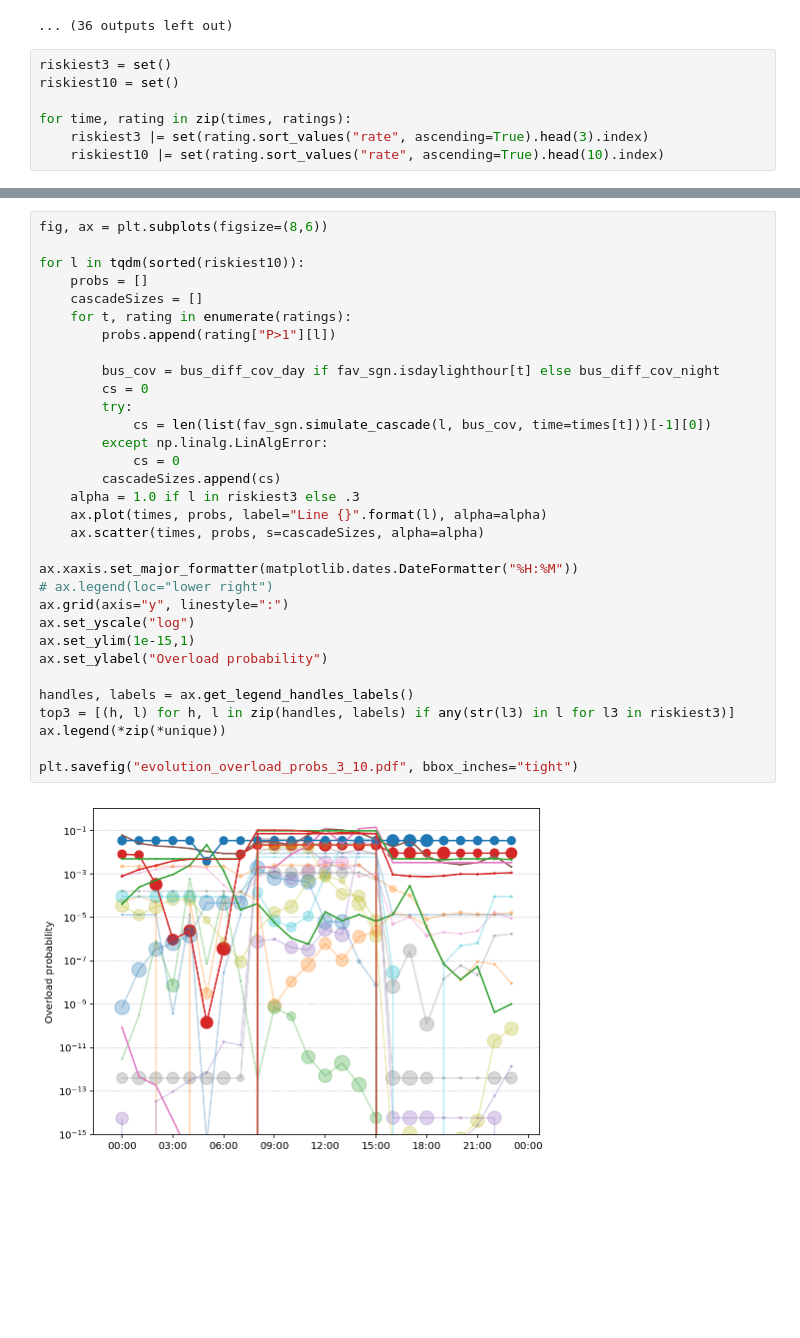
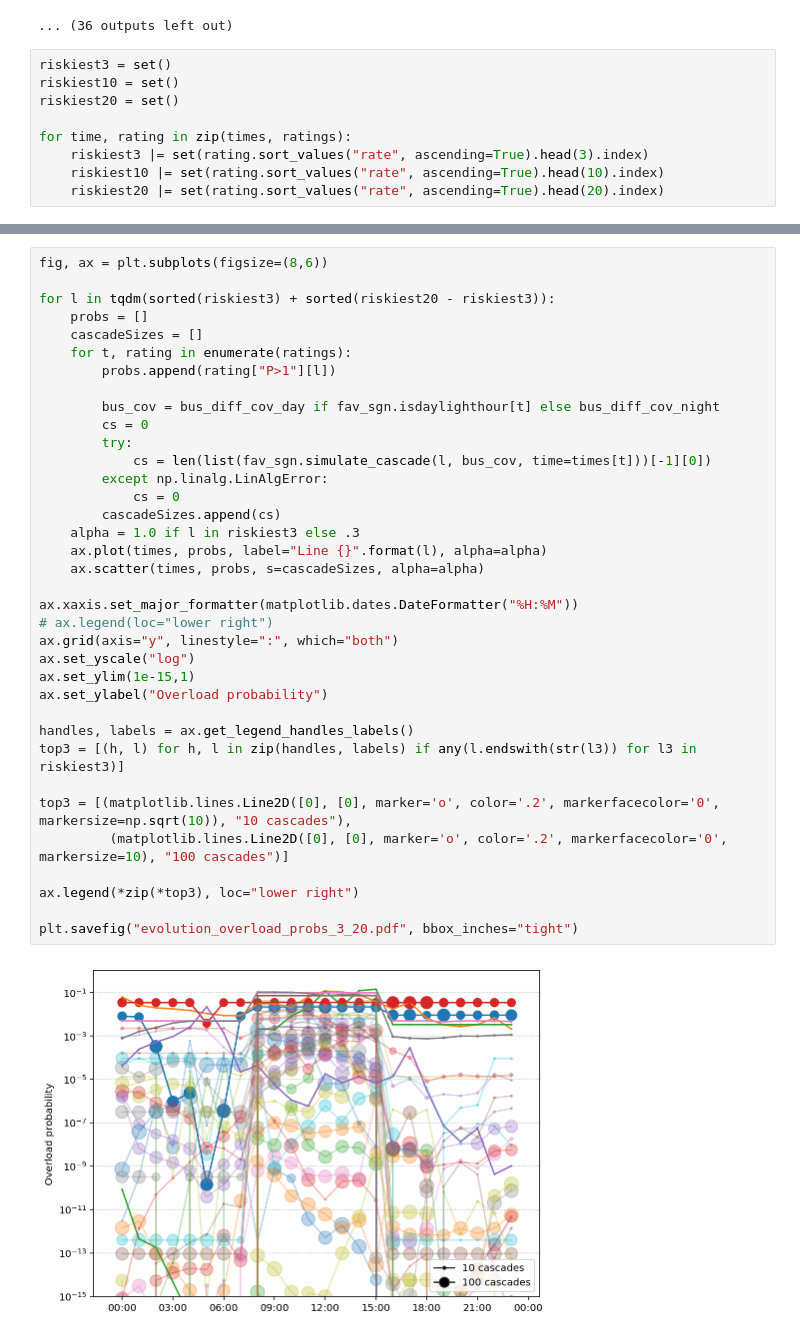
Before and after one commit to fonsp/grid-analysis, a Jupyter notebook: notebooks/models/Evolution of overload probabilities.ipynb, the cells around one changed output, grey strips where cells are left out. Drawn from its saved outputs; the diff is of its cells as text; blank space fills up the shorter version.

```diff
--- a/notebooks/models/Evolution of overload probabilities.ipynb
+++ b/notebooks/models/Evolution of overload probabilities.ipynb
@@ -178,7 +178,9 @@ for time, rating in zip(times, ratings):
 # %%
 riskiest3 = set()
 riskiest10 = set()
+riskiest20 = set()
 
 for time, rating in zip(times, ratings):
     riskiest3 |= set(rating.sort_values("rate", ascending=True).head(3).index)
     riskiest10 |= set(rating.sort_values("rate", ascending=True).head(10).index)
+    riskiest20 |= set(rating.sort_values("rate", ascending=True).head(20).index)
@@ -185,34 +227,38 @@ for time, rating in zip(times, ratings):
 # %%
 fig, ax = plt.subplots(figsize=(8,6))
 
-for l in tqdm(sorted(riskiest10)):
+for l in tqdm(sorted(riskiest3) + sorted(riskiest20 - riskiest3)):
     probs = []
     cascadeSizes = []
     for t, rating in enumerate(ratings):
         probs.append(rating["P>1"][l])
 
         bus_cov = bus_diff_cov_day if fav_sgn.isdaylighthour[t] else bus_diff_cov_night
         cs = 0
         try:
             cs = len(list(fav_sgn.simulate_cascade(l, bus_cov, time=times[t]))[-1][0])
         except np.linalg.LinAlgError:
             cs = 0
         cascadeSizes.append(cs)
     alpha = 1.0 if l in riskiest3 else .3
     ax.plot(times, probs, label="Line {}".format(l), alpha=alpha)
     ax.scatter(times, probs, s=cascadeSizes, alpha=alpha)
 
 ax.xaxis.set_major_formatter(matplotlib.dates.DateFormatter("%H:%M"))
 # ax.legend(loc="lower right")
-ax.grid(axis="y", linestyle=":")
+ax.grid(axis="y", linestyle=":", which="both")
 ax.set_yscale("log")
 ax.set_ylim(1e-15,1)
 ax.set_ylabel("Overload probability")
 
 handles, labels = ax.get_legend_handles_labels()
-top3 = [(h, l) for h, l in zip(handles, labels) if any(str(l3) in l for l3 in riskiest3)]
-ax.legend(*zip(*unique))
+top3 = [(h, l) for h, l in zip(handles, labels) if any(l.endswith(str(l3)) for l3 in riskiest3)]
 
-plt.savefig("evolution_overload_probs_3_10.pdf", bbox_inches="tight")
+top3 = [(matplotlib.lines.Line2D([0], [0], marker='o', color='.2', markerfacecolor='0', markersize=np.sqrt(10)), "10 cascades"),
+         (matplotlib.lines.Line2D([0], [0], marker='o', color='.2', markerfacecolor='0', markersize=10), "100 cascades")]
+
+ax.legend(*zip(*top3), loc="lower right")
+
+plt.savefig("evolution_overload_probs_3_20.pdf", bbox_inches="tight")
 # %% [output]
-[figure, old version]
+[figure, new version]
```
Also changed, not shown: parts of 11 cells of this notebook, 4 other files.
